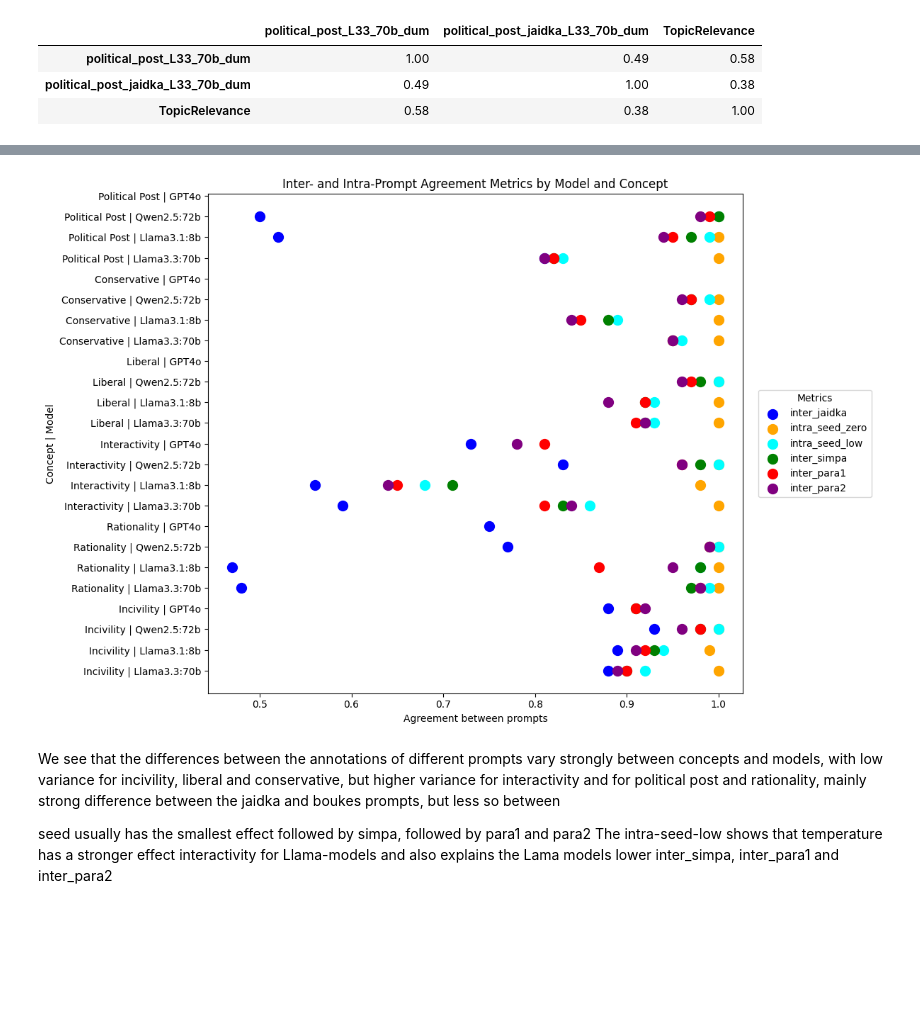
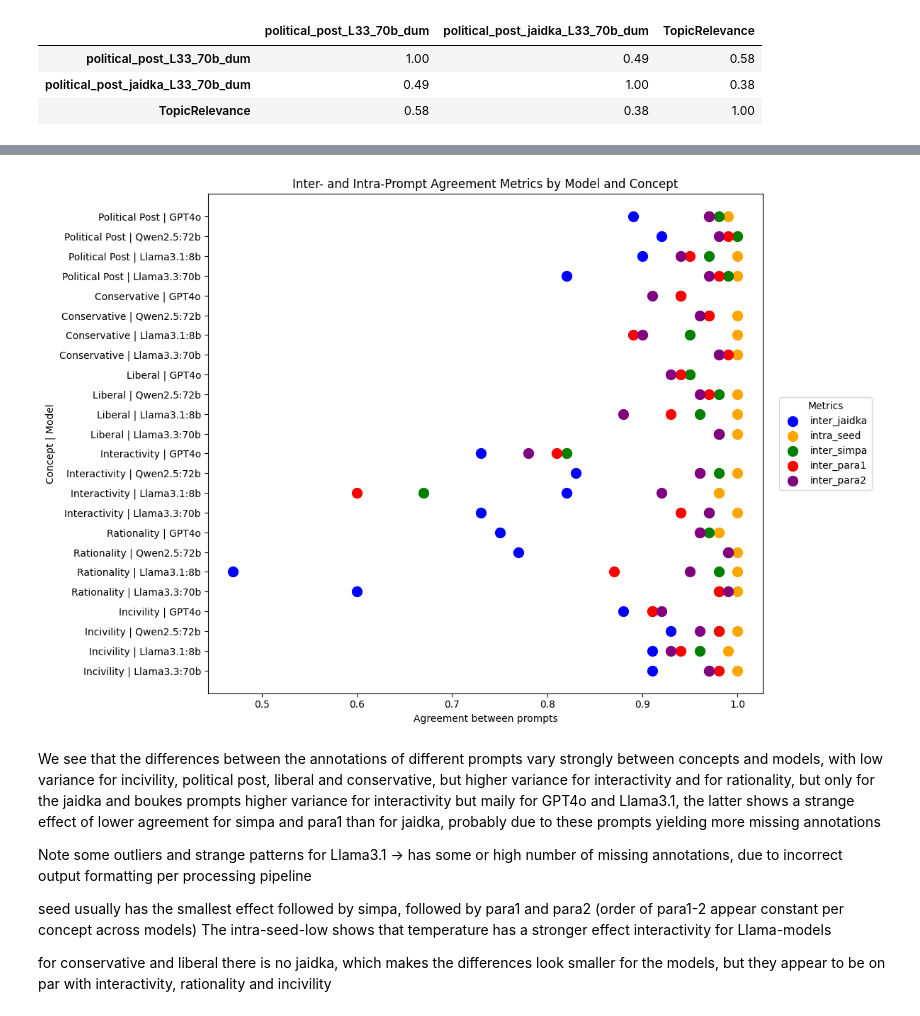
Before and after one commit to cl-trier/TWON-Exploration, a Jupyter notebook: 52--GLLM-annotation-bias-analysis.ipynb, the cells around one changed output, grey strips where cells are left out. Drawn from its saved outputs; the diff is of its cells as text; code cells hidden in the pictures; blank space fills up the shorter version.

Commit message:
added overlap analysis, venn diagrams and replication of boukes 2024 to gllm annotation bias notebooks

```diff
--- a/52--GLLM-annotation-bias-analysis.ipynb
+++ b/52--GLLM-annotation-bias-analysis.ipynb
@@ -328,13 +506,16 @@ rationality_corr
 # %%
 #get performance metrics for all models and prompts in boukes in terms of macro F1 score:
+#add a missing value columns for each model column to the boukes DataFrame, by checking the column without '_dum' in the name, and checking if it is null
 
 # Get all model columns that end with '_dum' and contain 'gpt4o', 'L33_70b', 'L31_8b', 'Q25_72b', or 'Q72b'
-model_columns = [col for col in boukes.columns if col.endswith('_dum') and ('gpt4o' in col or 'gpt4T' in col or 'L33_70b' in col or 'L31_8b' in col or 'Q25_72b' in col or 'Q72b' in col)]
+model_columns = [col for col in boukes.columns if col.endswith('_dum') and ('gpt4o_system' in col or 'gpt4T_system' in col or 'L33_70b' in col or 'L31_8b' in col or 'Q25_72b' in col or 'Q72b' in col) and 'gpt4o_2' not in col and 'conservative' not in col and 'liberal' not in col and 'seed2' not in col and 'run2' not in col and 'para' not in col and 'simpa' not in col and 'jaidka' not in col]
 # Initialize a dictionary to store macro F1 scores
 macro_f1_scores = {}
 accuracy_scores = {}
+missing_scores = {}
 # Calculate macro F1 scores for each model column
 for model_col in model_columns:
+    base_col = model_col.replace('_dum', '')
     # Skip columns that are not relevant for the analysis
     if 'seed2' in model_col or 'run2' in model_col or 'para' in model_col or 'simpa' in model_col or 'gpt4o_zero' in model_col or 'jaidka' in model_col:
         continue
@@ -344,6 +525,8 @@ for model_col in model_columns:
             accuracy = (boukes[model_col] == boukes['INCIVILITY_DUMMY']).mean()
             macro_f1_scores[model_col] = macro_f1
             accuracy_scores[model_col] = accuracy
+            #find the column name without '_dum' in the name, and check if it is null
+            missing_scores[model_col] = boukes.loc[boukes['Platform'] == 1, base_col].isnull().sum()  # Calculate missing values count
         except ValueError as e:
             logging.error(f"Error calculating F1 score for {model_col}: {e}")
     if 'rationality' in model_col:
@@ -352,6 +535,7 @@ for model_col in model_columns:
             accuracy = (boukes[model_col] == boukes['RATIONALITY_DUMMY']).mean()
             macro_f1_scores[model_col] = macro_f1
             accuracy_scores[model_col] = accuracy
+            missing_scores[model_col] = boukes.loc[boukes['Platform'] == 1, base_col].isnull().sum()  # Calculate missing values count
         except ValueError as e:
             logging.error(f"Error calculating F1 score for {model_col}: {e}")
     if 'interactivity' in model_col:
@@ -360,6 +544,7 @@ for model_col in model_columns:
             accuracy = (boukes[model_col] == boukes['INTERACTIVITY_DUMMY']).mean()
             macro_f1_scores[model_col] = macro_f1
             accuracy_scores[model_col] = accuracy
+            missing_scores[model_col] = boukes.loc[boukes['Platform'] == 1, base_col].isnull().sum()  # Calculate missing values count
         except ValueError as e:
             logging.error(f"Error calculating F1 score for {model_col}: {e}")
     if '_lib' in model_col:
@@ -368,6 +553,9 @@ for model_col in model_columns:
             accuracy = (boukes[model_col] == boukes['LIBERAL_DUMMY']).mean()
             macro_f1_scores[model_col] = macro_f1
             accuracy_scores[model_col] = accuracy
+            # find matching ideology column
+            ideo_col = base_col.replace('_lib', '')
+            missing_scores[model_col] = boukes.loc[boukes['Platform'] == 1, ideo_col].isnull().sum()  # Calculate missing values count
         except ValueError as e:
             logging.error(f"Error calculating F1 score for {model_col}: {e}")
     if '_con' in model_col:
@@ -376,6 +564,9 @@ for model_col in model_columns:
             accuracy = (boukes[model_col] == boukes['CONSERVATIVE_DUMMY']).mean()
             macro_f1_scores[model_col] = macro_f1
             accuracy_scores[model_col] = accuracy
+            # find matching ideology column
+            ideo_col = base_col.replace('_con', '')
+            missing_scores[model_col] = boukes.loc[boukes['Platform'] == 1, ideo_col].isnull().sum()  # Calculate missing values count
         except ValueError as e:
             logging.error(f"Error calculating F1 score for {model_col}: {e}")
     if 'political_post' in model_col:
@@ -384,6 +575,7 @@ for model_col in model_columns:
             accuracy = (boukes[model_col] == boukes['TopicRelevance']).mean()
             macro_f1_scores[model_col] = macro_f1
             accuracy_scores[model_col] = accuracy
+            missing_scores[model_col] = boukes.loc[boukes['Platform'] == 1, base_col].isnull().sum()  # Calculate missing values count
         except ValueError as e:
             logging.error(f"Error calculating F1 score for {model_col}: {e}")
 
@@ -391,7 +583,8 @@ for model_col in model_columns:
 scores_df = pd.DataFrame({
     'Model': list(macro_f1_scores.keys()),
     'Macro F1 Score': list(macro_f1_scores.values()),
-    'Accuracy': [accuracy_scores[model] for model in macro_f1_scores.keys()]
+    'Accuracy': [accuracy_scores[model] for model in macro_f1_scores.keys()],
+    'Missing Annotations': [missing_scores[model] for model in macro_f1_scores.keys()]
 })
 
 # Sort the DataFrame by Macro F1 Score in descending order
@@ -889,49 +831,53 @@ print(df)
 #Note: no Jaidka prompt for ideology (liberal/conservative) concepts, so no inter_jaidka for these concepts
 # %%
 #visualize the results with dots per model and concept per row with different colors of each metric:
-import matplotlib.pyplot as plt
+
 # Set up the figure and axis
 fig, ax = plt.subplots(figsize=(12, 8))
 
 # Define colors for each metric
 colors = {
     'inter_jaidka': 'blue',
-    'intra_seed_zero': 'orange',
-    'intra_seed_low': 'cyan',
+    'intra_seed': 'orange',
     'inter_simpa': 'green',
     'inter_para1': 'red',
     'inter_para2': 'purple'
 }
 
 # Prepare y-tick labels: each row gets a unique label
-y_labels = [f"{row['concept']} | {row['model']}" for _, row in df.iterrows()]
-y_pos = range(len(df))
+y_labels = [f"{row['concept']} | {row['model']}" for _, row in zero_agreement_df.iterrows()]
+y_pos = range(len(zero_agreement_df))
 
 # Plot each row: accuracy values on x-axis, each row on y-axis
-for i, (_, row) in enumerate(df.iterrows()):
+for i, (_, row) in enumerate(zero_agreement_df.iterrows()):
     for metric, color in colors.items():
         if pd.notna(row[metric]):
             ax.scatter(row[metric], i, color=color, s=100, label=metric if i == 0 else "")
 
 # Set y-ticks and labels
 ax.set_yticks(y_pos)
 ax.set_yticklabels(y_labels)
 ax.set_xlabel('Agreement between prompts')
 ax.set_ylabel('Concept | Model')
 ax.set_title('Inter- and Intra-Prompt Agreement Metrics by Model and Concept')
 
 # Set legend (unique labels only)
 handles, labels_ = ax.get_legend_handles_labels()
 unique = dict(zip(labels_, handles))
 ax.legend(unique.values(), unique.keys(), title='Metrics', loc='center left', bbox_to_anchor=(1.02, 0.5))
 
 plt.tight_layout()
 plt.show()
 # %% [output]
-[figure, old version]
+[figure, new version]
 # %% [markdown]
-We see that the differences between the annotations of different prompts vary strongly between concepts and models, with low variance for incivility, liberal and conservative, but higher variance for interactivity
-and for political post and rationality, mainly strong difference between the jaidka and boukes prompts, but less so between
+We see that the differences between the annotations of different prompts vary strongly between concepts and models, with low variance for incivility, political post, liberal and conservative, but higher variance for interactivity
+and for rationality, but only for the jaidka and boukes prompts
+higher variance for interactivity but maily for GPT4o and Llama3.1, the latter shows a strange effect of lower agreement for simpa and para1 than for jaidka, probably due to these prompts yielding more missing annotations
 
-seed usually has the smallest effect followed by simpa, followed by para1 and para2
-The intra-seed-low shows that temperature has a stronger effect interactivity for Llama-models and also explains the Lama models lower inter_simpa, inter_para1 and inter_para2
+Note some outliers and strange patterns for Llama3.1 -> has some or high number of missing annotations, due to incorrect output formatting per processing pipeline
+
+seed usually has the smallest effect followed by simpa, followed by para1 and para2 (order of para1-2 appear constant per concept across models)
+The intra-seed-low shows that temperature has a stronger effect interactivity for Llama-models
+
+for conservative and liberal there is no jaidka, which makes the differences look smaller for the models, but they appear to be on par with interactivity, rationality and incivility
```
Also changed, not shown: parts of 84 cells of this notebook, 6 other files.
